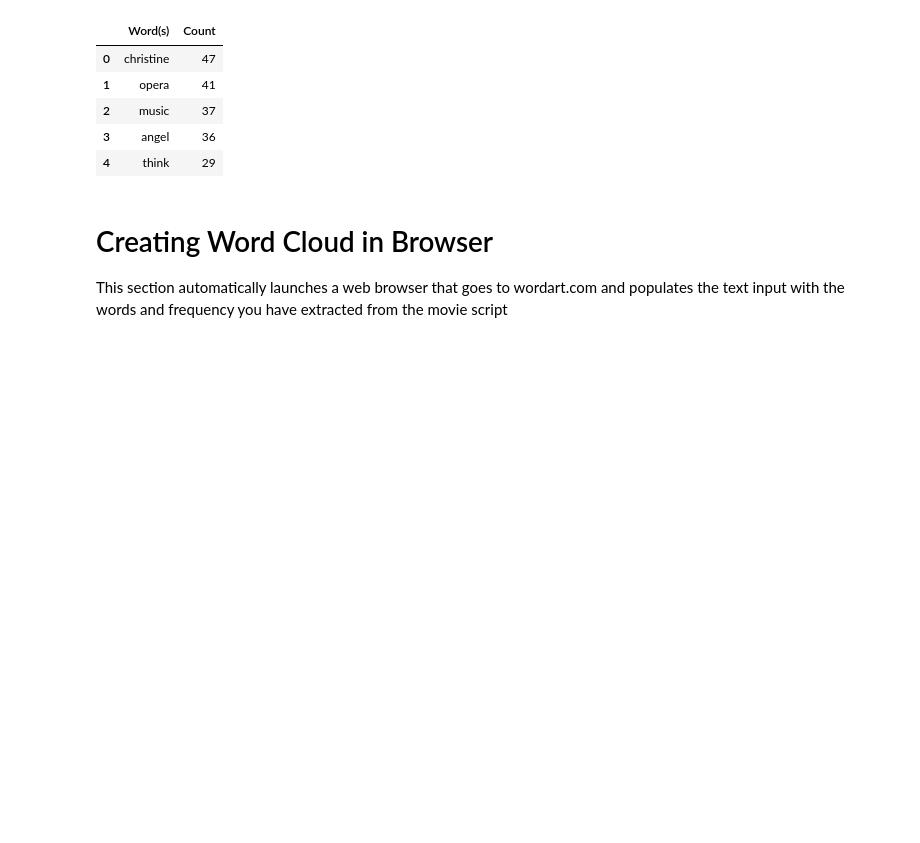
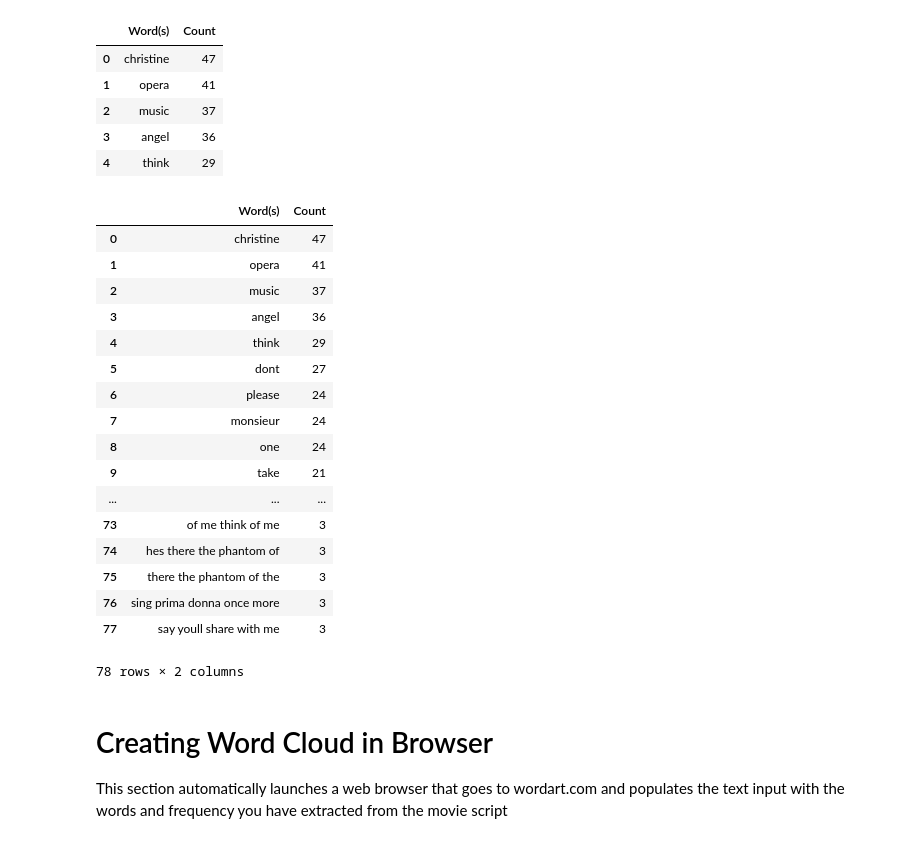
Before and after one commit to chankeith96/Side-Project-Musical-Word-Clouds, a Jupyter notebook: Movie Word Cloud.ipynb, the cells around one changed output. Saved outputs shown, nothing was run; the diff lists cells and outputs as text; code cells hidden in the pictures; blank space fills up the shorter version.

```diff
--- a/Movie Word Cloud.ipynb
+++ b/Movie Word Cloud.ipynb
@@ -240,0 +325,7 @@ dict(Counter(nltk.ngrams(words,5)).most_common(10))
+# %%
+five_gram_df = pd.DataFrame(columns=["Word(s)", "Count"])
+for key, val in five_gram.items():
+    # append row to the dataframe
+    new_row = {"Word(s)": ' '.join(key), "Count":val}
+    five_gram_df = five_gram_df.append(new_row, ignore_index=True)
+five_gram_df
@@ -241,4 +346,4 @@ dict(Counter(nltk.ngrams(words,5)).most_common(10))
 # %%
 # stopwords.words('english')
 # %%
-clean_message = [word for word in message.split() if word.lower() not in stopwords.words('english')]
+clean_text = [word for word in text.split() if word.lower() not in stopwords.words('english')]
@@ -247 +350,3 @@ clean_message = ' '.join(clean_message)
+# %%
+clean_text = ' '.join(clean_text)
 # %%
@@ -249,7 +354,7 @@ clean_message[:200]
 # %% [output]
 '1905 contents opera house auctioned seventy still bright eye action commences blow auctloneers gavel sold number sir thank lot 663 ladies gentlemen poster houses production hannibal chalumeau showing ...
 # %%
-cleaned_words = [word for word in clean_message.split()]
+cleaned_words = [word for word in clean_text.split()]
 # %%
 c = Counter(cleaned_words)
 # %%
@@ -304,6 +409,30 @@ most_common_words_df.head()
 | 2 | music | 37 |
 | 3 | angel | 36 |
 | 4 | think | 29 |
+# %%
+# append the dataframes for the ngrams with the most common words df
+df6 = most_common_words_df
+df6 = df6.append(five_gram_df, ignore_index=True)
+df6
+# %% [output]
+|  | Word(s) | Count |
+| 0 | christine | 47 |
+| 1 | opera | 41 |
+| 2 | music | 37 |
+| 3 | angel | 36 |
+| 4 | think | 29 |
+| 5 | dont | 27 |
+| 6 | please | 24 |
+| 7 | monsieur | 24 |
+| 8 | one | 24 |
+| 9 | take | 21 |
+| ... | ... | ... |
+| 73 | of me think of me | 3 |
+| 74 | hes there the phantom of | 3 |
+| 75 | there the phantom of the | 3 |
+| 76 | sing prima donna once more | 3 |
+| 77 | say youll share with me | 3 |
+78 rows × 2 columns
 # %%
 # copy the dataframe to clipboard. The excel argument copies in a CSV format, and I leave off the indices and header row
 most_common_words_df.to_clipboard(excel=True, index=False, header=False)
```
Also changed, not shown: parts of 39 cells of this notebook.
